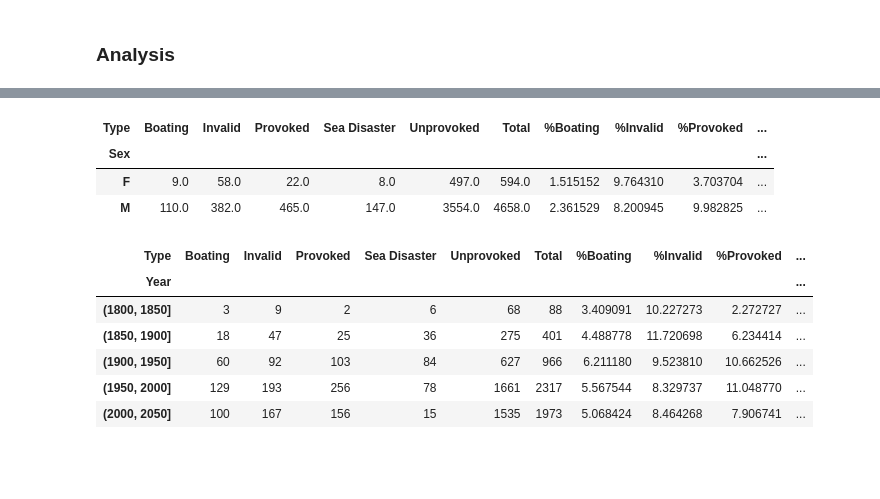
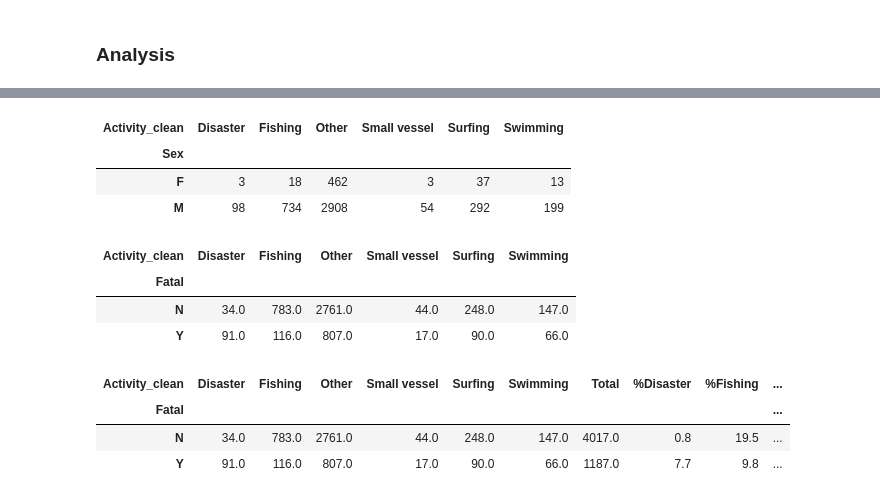
Before and after one commit to jmgpgit/Shark_Data_Clean, a Jupyter notebook: clean.ipynb, the cells around one changed output, grey strips where cells are left out. Drawn from its saved outputs; the diff is of its cells as text; code cells hidden in the pictures; blank space fills up the shorter version.

```diff
--- a/clean.ipynb
+++ b/clean.ipynb
@@ -316,0 +353,34 @@ h[h['Type'] == 'Unknown']
+# %%
+#How does type of attack correlate with Sex
+
+k = h.pivot_table(index=['Sex'], columns={'Type'},aggfunc={'Type':'count'})['Type']
+k.drop(columns = 'Unknown',inplace= True)
+k['Total'] = 0
+for i in k.columns[k.columns != 'Total']:
+    k['Total'] += k[i]
+
+
+for i in k.columns[k.columns != 'Total']:
+    k['%' + i] = 100*k[i]/k['Total']
+
+# display
+k_disp = k[['Total','Provoked','%Provoked','Unprovoked','%Unprovoked','Boating','%Boating','Sea Disaster','%Sea Disaster']][k.index != 'Unknown']
+k_dispT = k_disp.T
+
+# add calculated rows
+k_dispT['Total'] = 0
+for i in k_dispT.columns[(k_dispT.columns != 'Total') ]:
+    k_dispT['Total'] += k_dispT[i]
+for i in k_dispT.columns[(k_dispT.columns != 'Total')& ~(k_dispT.columns.str.contains('%'))]:
+    k_dispT['%' + i] = 100*k_dispT[i]/k_dispT['Total']
+# Remove non-sensical values
+for i in k_dispT.index:
+    if '%' in i:
+        k_dispT.at[i,'Total'] = pd.NA
+k_disp = k_dispT.T
+for i in k_disp.columns:
+    if '%' in i:
+        k_disp.at['%F',i] = pd.NA
+        k_disp.at['%M',i] = pd.NA
+
+k_disp
@@ -317,18 +521,36 @@ h[h['Type'] == 'Unknown']
+# %%
+# Let's see how Activities correlate
+
+k = h.pivot_table(index=['Sex'], columns={'Activity_clean'},aggfunc={'Activity_clean':'count'})['Activity_clean']
+k.drop(index='Unknown',inplace=True)
+k
+# Nothing interesting
+# %% [output]
+| Activity_clean | Disaster | Fishing | Other | Small vessel | Surfing | Swimming |
+| Sex |  |  |  |  |  |  |
+| F | 3 | 18 | 462 | 3 | 37 | 13 |
+| M | 98 | 734 | 2908 | 54 | 292 | 199 |
+# %%
+k = h.pivot_table(index=['Fatal'], columns={'Activity_clean'},aggfunc={'Activity_clean':'count'})['Activity_clean']
+k.drop(index='Unknown',inplace=True)
+k
+# %% [output]
+| Activity_clean | Disaster | Fishing | Other | Small vessel | Surfing | Swimming |
+| Fatal |  |  |  |  |  |  |
+| N | 34.0 | 783.0 | 2761.0 | 44.0 | 248.0 | 147.0 |
+| Y | 91.0 | 116.0 | 807.0 | 17.0 | 90.0 | 66.0 |
 # %%
-#How does type of attack correlate with Sex
-
-k = h.pivot_table(index=['Sex'], columns={'Type'},aggfunc={'Type':'count'})['Type']
-k.drop(columns = 'Unknown',inplace= True)
 k['Total'] = 0
 for i in k.columns[k.columns != 'Total']:
     k['Total'] += k[i]
 
 
 for i in k.columns[k.columns != 'Total']:
     k['%' + i] = 100*k[i]/k['Total']
-k[k.index != 'Unknown']
+k
+# To do: fix regex for fewer Others
 # %% [output]
-| Type | Boating | Invalid | Provoked | Sea Disaster | Unprovoked | Total | %Boating | %Invalid | %Provoked | ... |
-| Sex |  |  |  |  |  |  |  |  |  | ... |
-| F | 9.0 | 58.0 | 22.0 | 8.0 | 497.0 | 594.0 | 1.515152 | 9.764310 | 3.703704 | ... |
-| M | 110.0 | 382.0 | 465.0 | 147.0 | 3554.0 | 4658.0 | 2.361529 | 8.200945 | 9.982825 | ... |
+| Activity_clean | Disaster | Fishing | Other | Small vessel | Surfing | Swimming | Total | %Disaster | %Fishing | ... |
+| Fatal |  |  |  |  |  |  |  |  |  | ... |
+| N | 34.0 | 783.0 | 2761.0 | 44.0 | 248.0 | 147.0 | 4017.0 | 0.8 | 19.5 | ... |
+| Y | 91.0 | 116.0 | 807.0 | 17.0 | 90.0 | 66.0 | 1187.0 | 7.7 | 9.8 | ... |
@@ -364,10 +556,0 @@ def type_by_year(size=50,minyear=1700,maxyear=2019):
-# %%
-type_by_year(50,1800)
-# %% [output]
-| Type | Boating | Invalid | Provoked | Sea Disaster | Unprovoked | Total | %Boating | %Invalid | %Provoked | ... |
-| Year |  |  |  |  |  |  |  |  |  | ... |
-| (1800, 1850] | 3 | 9 | 2 | 6 | 68 | 88 | 3.409091 | 10.227273 | 2.272727 | ... |
-| (1850, 1900] | 18 | 47 | 25 | 36 | 275 | 401 | 4.488778 | 11.720698 | 6.234414 | ... |
-| (1900, 1950] | 60 | 92 | 103 | 84 | 627 | 966 | 6.211180 | 9.523810 | 10.662526 | ... |
-| (1950, 2000] | 129 | 193 | 256 | 78 | 1661 | 2317 | 5.567544 | 8.329737 | 11.048770 | ... |
-| (2000, 2050] | 100 | 167 | 156 | 15 | 1535 | 1973 | 5.068424 | 8.464268 | 7.906741 | ... |
```
Also changed, not shown: parts of 18 cells of this notebook, 1 other file.
